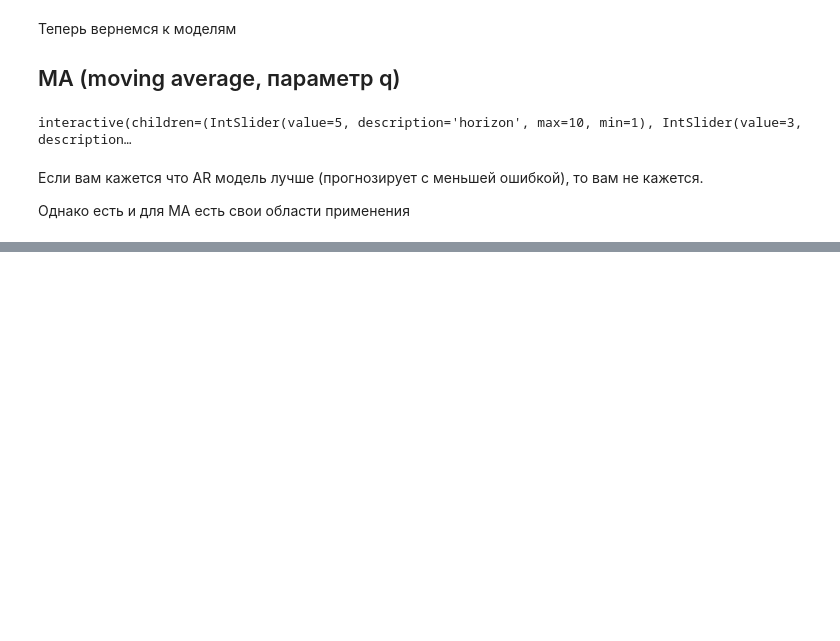
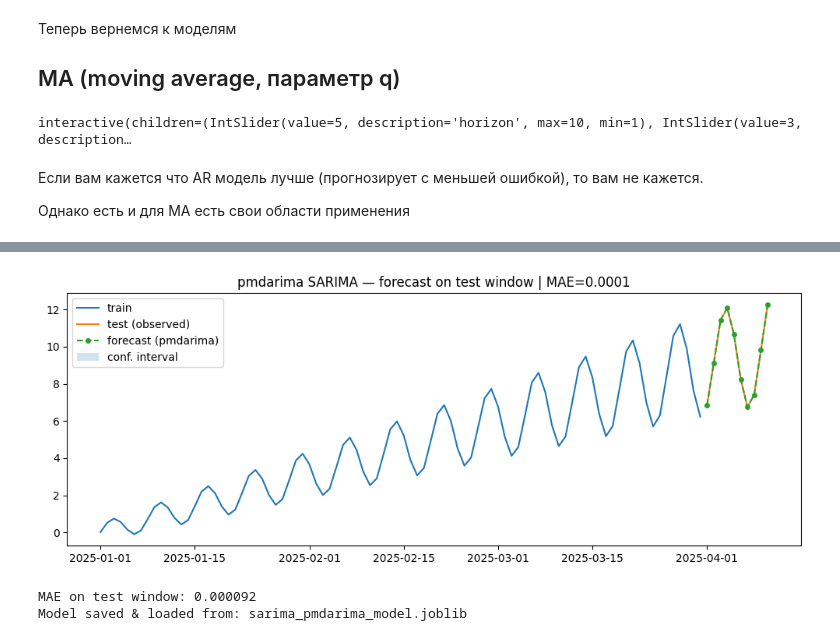
Before and after one commit to Dreamlone/ts-processing, a Jupyter notebook: notebooks/3_ts_forecasting.ipynb, the cells around one changed output, grey strips where cells are left out. Drawn from its saved outputs; the diff is of its cells as text; code cells hidden in the pictures; blank space fills up the shorter version.

Commit message:
Add pmdarima and autots

```diff
--- a/notebooks/3_ts_forecasting.ipynb
+++ b/notebooks/3_ts_forecasting.ipynb
@@ -420,0 +401,10 @@ ModuleNotFoundError: No module named 'pmdarima'
+# %%
+trend = 0.1 * t
+m = 7
+eps = 0.1
+# Amplitude of seasonal component increases over time
+amplitude = np.linspace(0.5, 3.0, n)
+seasonal_with_var = amplitude * np.sin(2 * np.pi * t / m)
+ts_with_linear_trend_seasonality_and_variance = trend + seasonal_with_var + 0.1 * eps
+
+# IMPORTANT NOTE - In this time series there is no noise component
@@ -420,0 +497,63 @@ ModuleNotFoundError: No module named 'pmdarima'
+# %%
+from pmdarima import auto_arima
+import joblib
+
+forecast_horizon = 10
+seasonal_period = 7
+y = pd.Series(ts_with_linear_trend_seasonality_and_variance, index=datetime_index, name="y")
+
+# Train/test split
+split_point = len(y) - forecast_horizon
+y_train = y.iloc[:split_point]
+y_test = y.iloc[split_point:]
+
+# Fit a seasonal ARIMA (SARIMA) via pmdarima.auto_arima
+# Let auto_arima pick (p,d,q)(P,D,Q) with the given seasonal period m
+model = auto_arima(
+    y_train,
+    seasonal=True,
+    m=seasonal_period,
+    stepwise=True,
+    information_criterion="aicc",
+    suppress_warnings=True,
+    error_action="ignore",
+    trace=False,
+)
+
+# Save the fitted model
+model_path = "sarima_pmdarima_model.joblib"
+joblib.dump(model, model_path)
+
+# Load the model back and forecast on the test window ---
+loaded_model = joblib.load(model_path)
+
+# In case we need more data
+# new_y — это новые фактические точки (array-like), появившиеся после обучения
+# loaded_model.update(new_y)
+y_pred, conf_int = loaded_model.predict(n_periods=forecast_horizon, return_conf_int=True, alpha=0.05)
+
+y_test_forecast = pd.Series(y_pred, index=y_test.index, name="forecast")
+conf_intervals_df = pd.DataFrame(conf_int, columns=["lower", "upper"], index=y_test.index)
+
+# Evaluate MAE on the test window
+mae = mean_absolute_error(y_test.values, y_test_forecast.values)
+
+plt.figure(figsize=(10, 4))
+plt.plot(y_train.index, y_train.values, label="train")
+plt.plot(y_test.index, y_test.values, label="test (observed)")
+plt.plot(
+    y_test_forecast.index, y_test_forecast.values,
+    linestyle="--", marker="o", markersize=4, label="forecast (pmdarima)"
+)
+plt.fill_between(
+    y_test.index, conf_intervals_df["lower"], conf_intervals_df["upper"],
+    alpha=0.2, label="conf. interval"
+)
+plt.title(f"pmdarima SARIMA — forecast on test window | MAE={mae:.4f}")
+plt.legend()
+plt.tight_layout()
+plt.show()
+# %% [output]
+[figure, added]
+MAE on test window: 0.000092
+Model saved & loaded from: sarima_pmdarima_model.joblib
```
Also changed, not shown: parts of 13 cells of this notebook, 4 other files.
